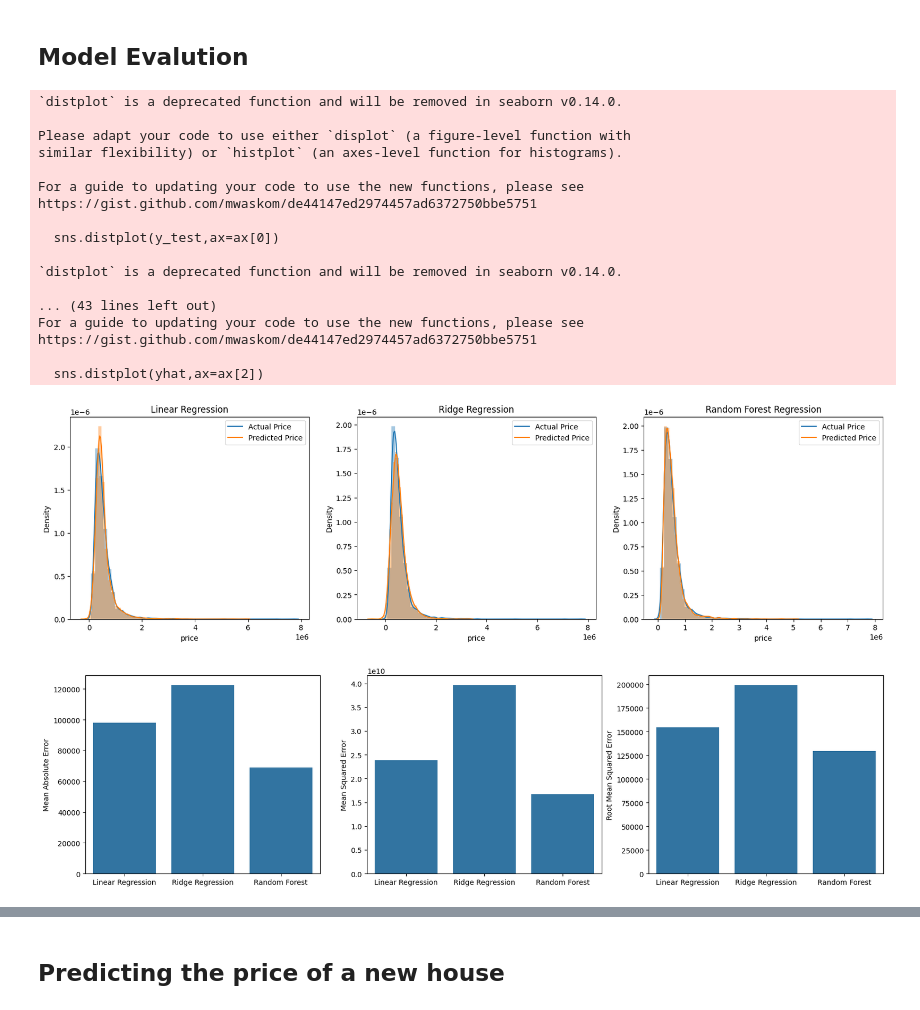
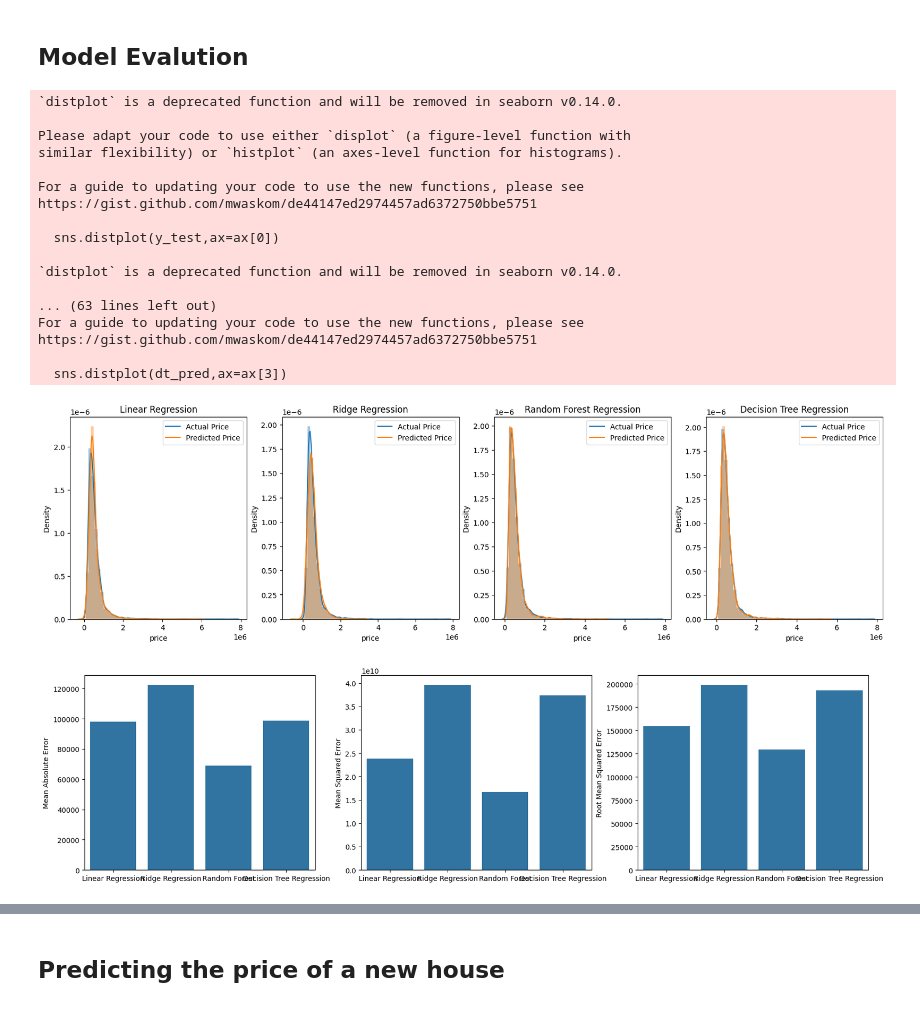
Before and after one commit to YouXuan2010/Data-Science-Projects, a Jupyter notebook: House Price Prediction/House_Price_Prediction.ipynb, the cells around one changed output, grey strips where cells are left out. Saved outputs shown, nothing was run; the diff lists cells and outputs as text; code cells hidden in the pictures.

Commit message:
Added Decision Tree Regressor

```diff
--- a/House Price Prediction/House_Price_Prediction.ipynb
+++ b/House Price Prediction/House_Price_Prediction.ipynb
@@ -261,0 +264,4 @@ r2_score(y_test,pipe_pred)
+# %%
+from sklearn.tree import DecisionTreeRegressor
+dt = DecisionTreeRegressor()
+dt
@@ -261,0 +270,4 @@ r2_score(y_test,pipe_pred)
+# %%
+#training the model
+dt.fit(X_train,y_train)
+dt.score(X_test,y_test)
@@ -261,0 +276,4 @@ r2_score(y_test,pipe_pred)
+# %%
+#testing the model
+dt_pred = dt.predict(X_test)
+r2_score(y_test,dt_pred)
@@ -302,21 +322,25 @@ r2_score(y_test,yhat)
 ## Model Evalution
 # %%
 # displot of the actual price and predicted price for all models
-fig, ax = plt.subplots(1,3,figsize=(20,5))
+fig, ax = plt.subplots(1,4,figsize=(20,5))
 sns.distplot(y_test,ax=ax[0])
 sns.distplot(pipe_pred,ax=ax[0])
 sns.distplot(y_test,ax=ax[1])
 sns.distplot(r_pred,ax=ax[1])
 sns.distplot(y_test,ax=ax[2])
 sns.distplot(yhat,ax=ax[2])
+sns.distplot(y_test,ax=ax[3])
+sns.distplot(dt_pred,ax=ax[3])
 # legends
 ax[0].legend(['Actual Price','Predicted Price'])
 ax[1].legend(['Actual Price','Predicted Price'])
 ax[2].legend(['Actual Price','Predicted Price'])
+ax[3].legend(['Actual Price','Predicted Price'])
 #model name as title
 ax[0].set_title('Linear Regression')
 ax[1].set_title('Ridge Regression')
 ax[2].set_title('Random Forest Regression')
+ax[3].set_title('Decision Tree Regression')
 plt.show()
 # %% [output]
 `distplot` is a deprecated function and will be removed in seaborn v0.14.0.
@@ -331,25 +355,25 @@ https://gist.github.com/mwaskom/de44147ed2974457ad6372750bbe5751
 
 `distplot` is a deprecated function and will be removed in seaborn v0.14.0.
 
-... (43 lines left out)
+... (63 lines left out)
 For a guide to updating your code to use the new functions, please see
 https://gist.github.com/mwaskom/de44147ed2974457ad6372750bbe5751
 
-  sns.distplot(yhat,ax=ax[2])
+  sns.distplot(dt_pred,ax=ax[3])
-[figure, old version]
+[figure, new version]
 # %%
 #plot the graph to compare mae, mse, rmse for all models
 fig, ax = plt.subplots(1,3,figsize=(20,5))
-sns.barplot(x=['Linear Regression','Ridge Regression','Random Forest'],y=[mean_absolute_error(y_test,pipe_pred),mean_absolute_error(y_test,r_pred),mean_absolute_error(y_test,yhat)],ax=ax[0])
-sns.barplot(x=['Linear Regression','Ridge Regression','Random Forest'],y=[mean_squared_error(y_test,pipe_pred),mean_squared_error(y_test,r_pred),mean_squared_error(y_test,yhat)],ax=ax[1])
-sns.barplot(x=['Linear Regression','Ridge Regression','Random Forest'],y=[np.sqrt(mean_squared_error(y_test,pipe_pred)),np.sqrt(mean_squared_error(y_test,r_pred)),np.sqrt(mean_squared_error(y_test,yhat))],ax=ax[2])
+sns.barplot(x=['Linear Regression','Ridge Regression','Random Forest', 'Decision Tree Regression'],y=[mean_absolute_error(y_test,pipe_pred),mean_absolute_error(y_test,r_pred),mean_absolute_error(y_test,yhat),mean_absolute_error(y_test,dt_pred)],ax=ax[0])
+sns.barplot(x=['Linear Regression','Ridge Regression','Random Forest', 'Decision Tree Regression'],y=[mean_squared_error(y_test,pipe_pred),mean_squared_error(y_test,r_pred),mean_squared_error(y_test,yhat),mean_squared_error(y_test,dt_pred)],ax=ax[1])
+sns.barplot(x=['Linear Regression','Ridge Regression','Random Forest', 'Decision Tree Regression'],y=[np.sqrt(mean_squared_error(y_test,pipe_pred)),np.sqrt(mean_squared_error(y_test,r_pred)),np.sqrt(mean_squared_error(y_test,yhat)),np.sqrt(mean_squared_error(y_test,dt_pred))],ax=ax[2])
 # label for the graph
 ax[0].set_ylabel('Mean Absolute Error')
 ax[1].set_ylabel('Mean Squared Error')
 ax[2].set_ylabel('Root Mean Squared Error')
 plt.show()
 # %% [output]
-[figure, old version]
+[figure, new version]
 # %%
 # plot accuracy of all models in the same graph
 fig, ax = plt.subplots(figsize=(7,5))
```
Also changed, not shown: parts of 5 cells of this notebook.
